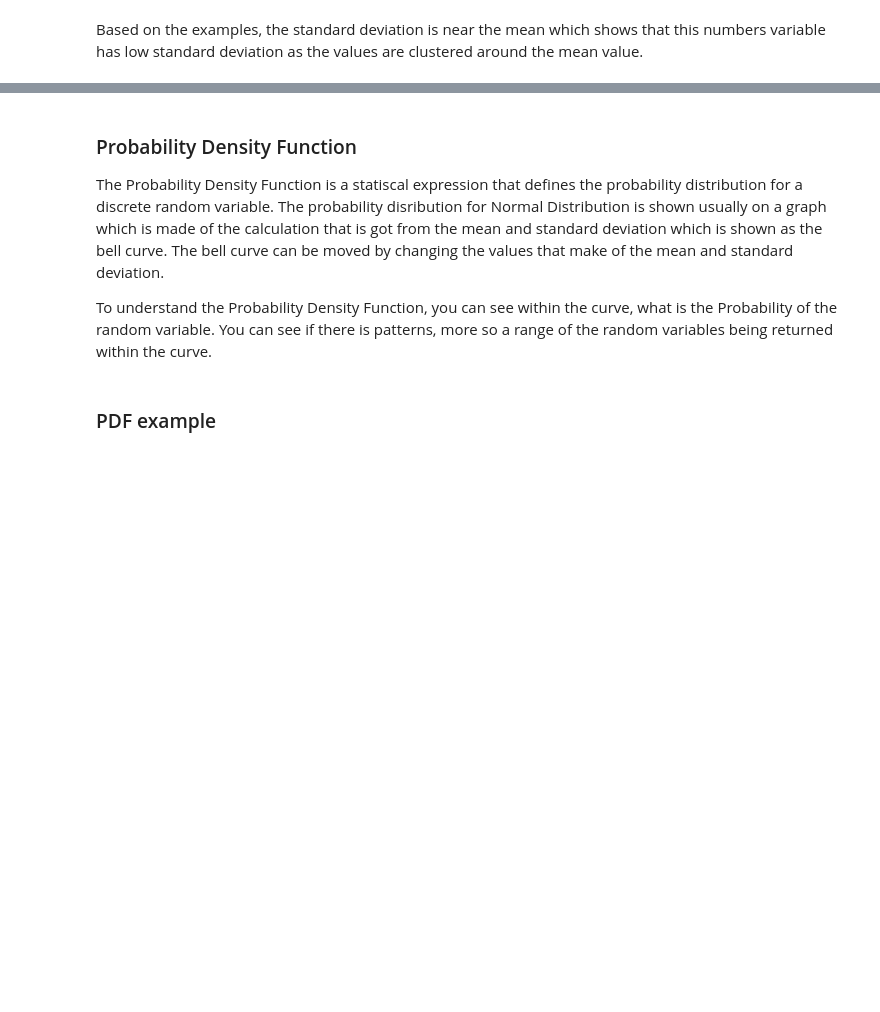
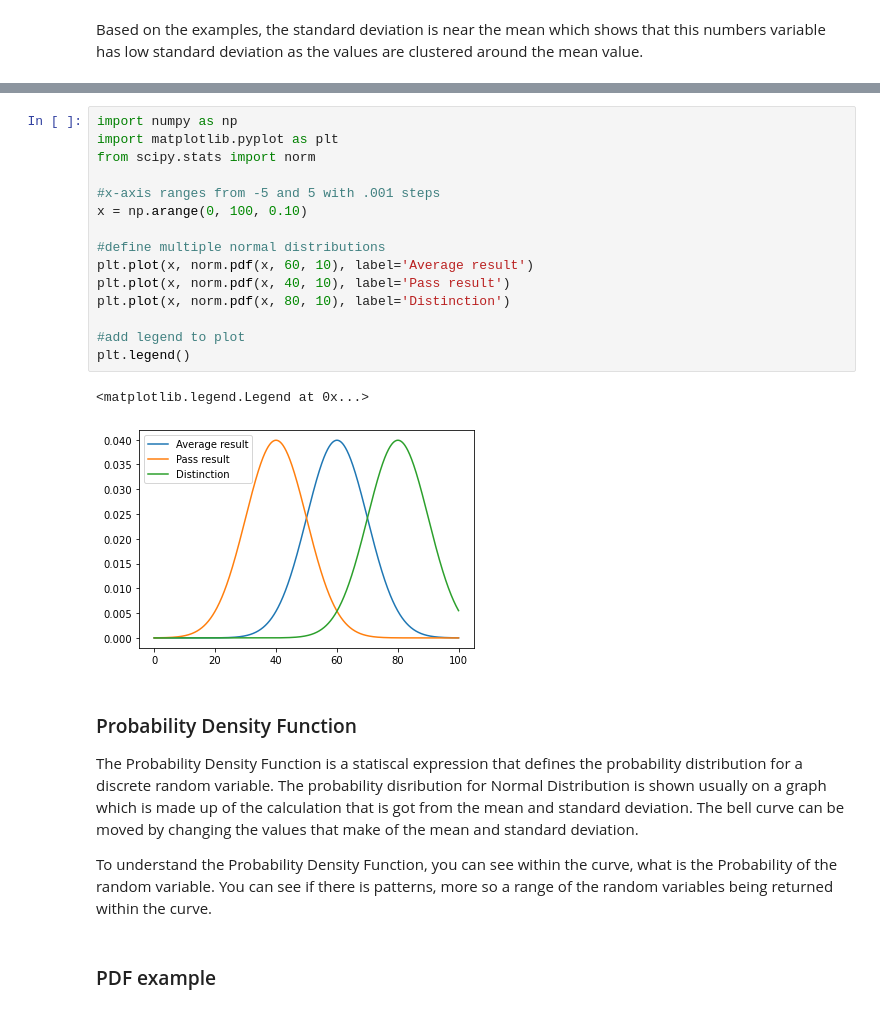
Before and after one commit to G00232918/funddata-assessment, a Jupyter notebook: Normal_Distribution_Assessment/Normal Distribution.ipynb, the cells around one changed output, grey strips where cells are left out. Drawn from its saved outputs; the diff is of its cells as text; blank space fills up the shorter version.

```diff
--- a/Normal_Distribution_Assessment/Normal Distribution.ipynb
+++ b/Normal_Distribution_Assessment/Normal Distribution.ipynb
@@ -29,7 +42,25 @@ Based on the examples, the standard deviation is near the mean which shows that
+# %%
+import numpy as np
+import matplotlib.pyplot as plt
+from scipy.stats import norm
+
+#x-axis ranges from -5 and 5 with .001 steps
+x = np.arange(0, 100, 0.10)
+
+#define multiple normal distributions
+plt.plot(x, norm.pdf(x, 60, 10), label='Average result')
+plt.plot(x, norm.pdf(x, 40, 10), label='Pass result')
+plt.plot(x, norm.pdf(x, 80, 10), label='Distinction')
+
+#add legend to plot
+plt.legend()
+# %% [output]
+<matplotlib.legend.Legend at 0x...>
+[figure, added]
 # %% [markdown]
 ### Probability Density Function
 
-The Probability Density Function is a statiscal expression that defines the probability distribution for a discrete random variable. The probability disribution for Normal Distribution is shown usually on a graph which is made of the calculation that is got from the mean and standard deviation which is shown as the bell curve. The bell curve can be moved by changing the values that make of the mean and standard deviation.
+The Probability Density Function is a statiscal expression that defines the probability distribution for a discrete random variable. The probability disribution for Normal Distribution is shown usually on a graph which is made up of the calculation that is got from the mean and standard deviation. The bell curve can be moved by changing the values that make of the mean and standard deviation.
 
 To understand the Probability Density Function, you can see within the curve, what is the Probability of the random variable. You can see if there is patterns, more so a range of the random variables being returned within the curve.
 # %% [markdown]
```
Also changed, not shown: parts of 4 cells of this notebook, 1 other file.
